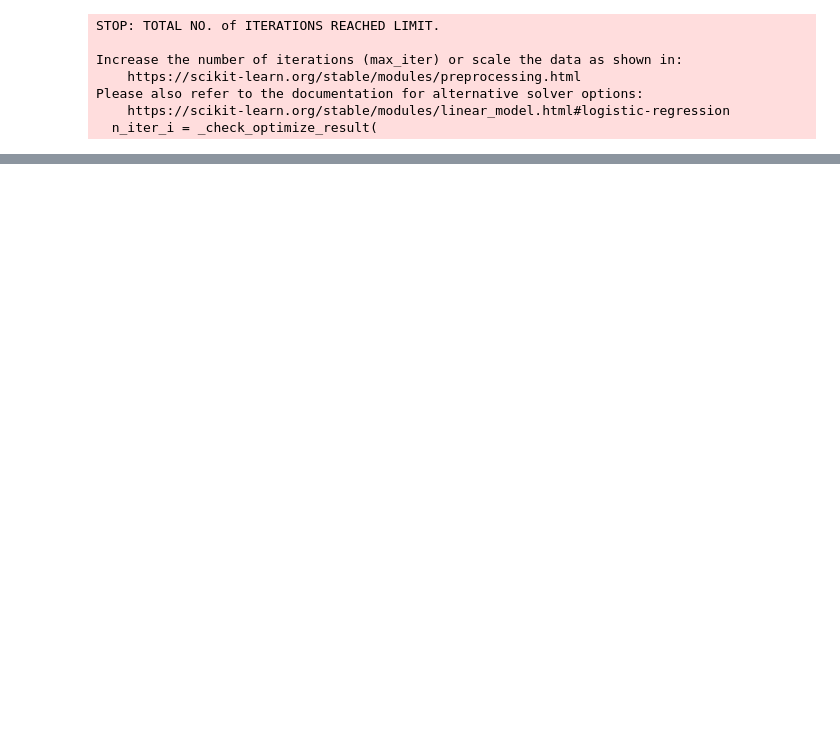
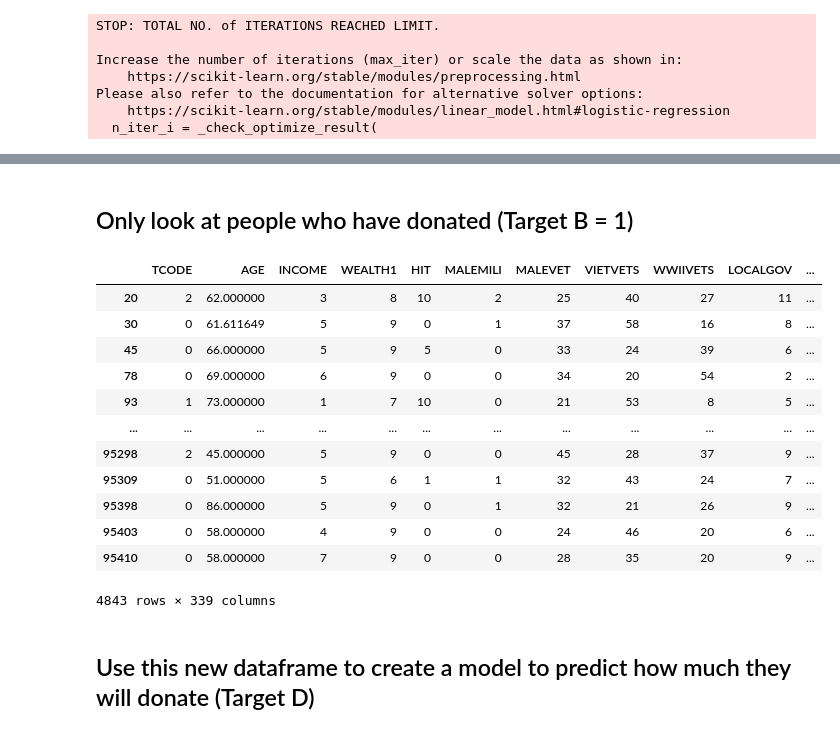
Before and after one commit to CyrielleMary/lab-handling-data-imbalance-classification, a Jupyter notebook: lab-handling-data-imbalance-classification.ipynb, the cells around one changed output, grey strips where cells are left out. Cells and saved outputs as stored; diff of their text form; code cells hidden in the pictures; blank space fills up the shorter version.

```diff
--- a/lab-handling-data-imbalance-classification.ipynb
+++ b/lab-handling-data-imbalance-classification.ipynb
@@ -119,3 +53,3 @@ Name: count, Length: 62, dtype: int64
 # %%
-pd.set_option('display.max_rows', None)
-numerical.dtypes
+# pd.set_option('display.max_rows', None)
+# numerical.dtypes
@@ -220,6 +136,7 @@ categorical.isna().sum().sum()
 # %% [markdown]
 ## Concatenate numerical and categorical back together again for your X dataframe. Designate the TargetB as y.
 # %%
+all_data = pd.concat([numerical, categorical, target], axis=1)
 X = pd.concat([numerical, categorical], axis=1)
 y = target['TARGET_B']
 # %%
@@ -624,0 +761,22 @@ array([[13968,  8631],
+# %% [markdown]
+## Only look at people who have donated (Target B = 1)
+# %%
+data_target_b1 = all_data[all_data['TARGET_B']==1]
+# %%
+data_target_b1
+# %% [output]
+|  | TCODE | AGE | INCOME | WEALTH1 | HIT | MALEMILI | MALEVET | VIETVETS | WWIIVETS | LOCALGOV | ... |
+| 20 | 2 | 62.000000 | 3 | 8 | 10 | 2 | 25 | 40 | 27 | 11 | ... |
+| 30 | 0 | 61.611649 | 5 | 9 | 0 | 1 | 37 | 58 | 16 | 8 | ... |
+| 45 | 0 | 66.000000 | 5 | 9 | 5 | 0 | 33 | 24 | 39 | 6 | ... |
+| 78 | 0 | 69.000000 | 6 | 9 | 0 | 0 | 34 | 20 | 54 | 2 | ... |
+| 93 | 1 | 73.000000 | 1 | 7 | 10 | 0 | 21 | 53 | 8 | 5 | ... |
+| ... | ... | ... | ... | ... | ... | ... | ... | ... | ... | ... | ... |
+| 95298 | 2 | 45.000000 | 5 | 9 | 0 | 0 | 45 | 28 | 37 | 9 | ... |
+| 95309 | 0 | 51.000000 | 5 | 6 | 1 | 1 | 32 | 43 | 24 | 7 | ... |
+| 95398 | 0 | 86.000000 | 5 | 9 | 0 | 1 | 32 | 21 | 26 | 9 | ... |
+| 95403 | 0 | 58.000000 | 4 | 9 | 0 | 0 | 24 | 46 | 20 | 6 | ... |
+| 95410 | 0 | 58.000000 | 7 | 9 | 0 | 0 | 28 | 35 | 20 | 9 | ... |
+4843 rows × 339 columns
+# %% [markdown]
+## Use this new dataframe to create a model to predict how much they will donate (Target D)
```
Also changed, not shown: parts of 65 cells of this notebook.
